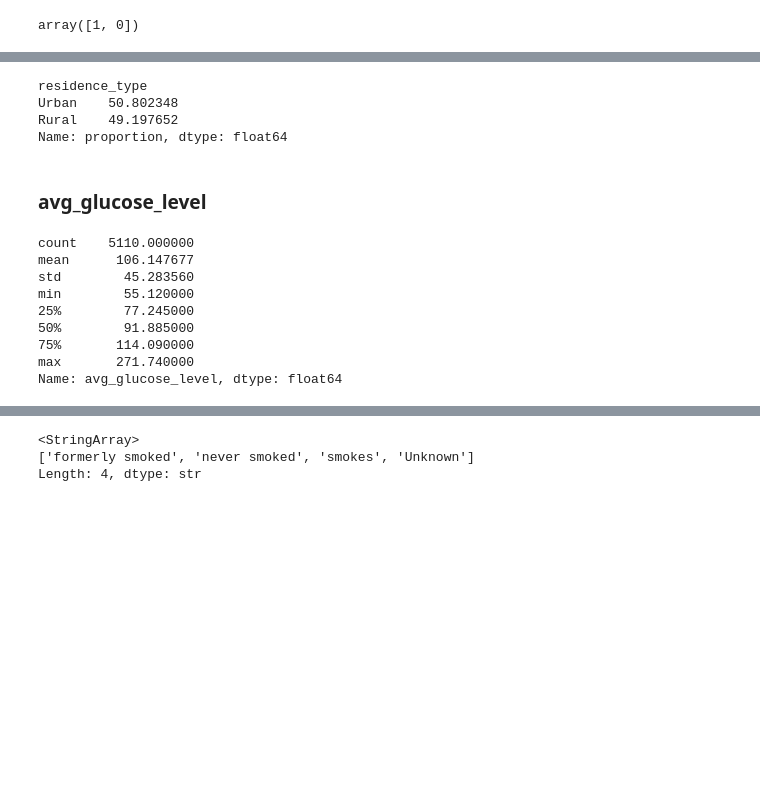
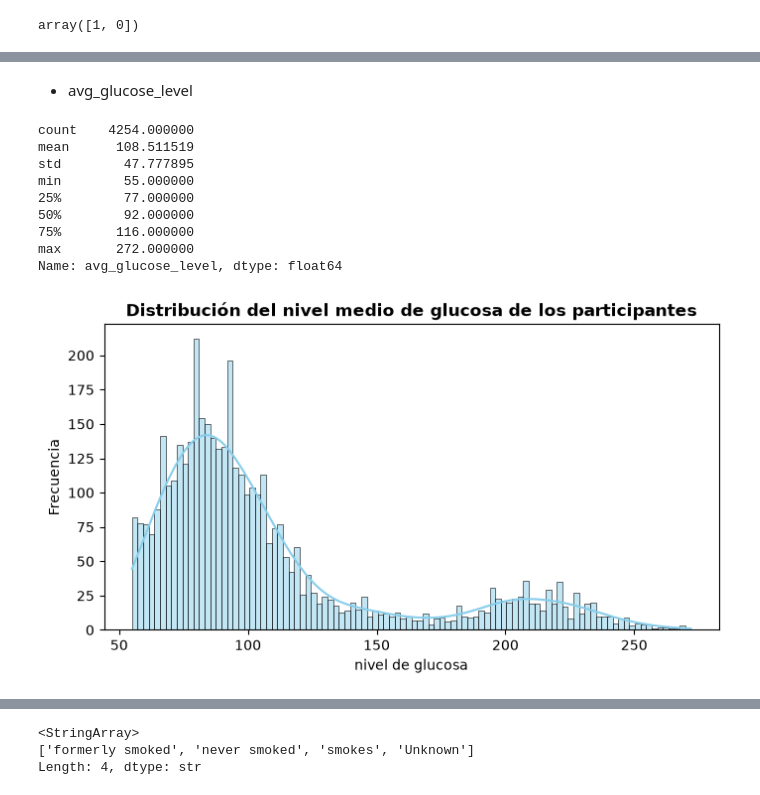
Before and after one commit to raquelmartinrodriguez/prediccion_ocurrencia_infarto_cerebral, a Jupyter notebook: prediccion_infarto_cerebral.ipynb, the cells around one changed output, grey strips where cells are left out. Drawn from its saved outputs; the diff is of its cells as text; code cells hidden in the pictures; blank space fills up the shorter version.

```diff
--- a/prediccion_infarto_cerebral.ipynb
+++ b/prediccion_infarto_cerebral.ipynb
@@ -295,22 +262,26 @@ df = df.rename(columns={"Residence_type": "residence_type"})
-# %%
-# frecuencias relativas
-df["residence_type"].value_counts(normalize = True) * 100
-# %% [output]
-residence_type
-Urban    50.802348
-Rural    49.197652
-Name: proportion, dtype: float64
 # %% [markdown]
-### avg_glucose_level
+* avg_glucose_level
+# %%
+df_adultos["avg_glucose_level"] = df_adultos["avg_glucose_level"].round()
 # %%
-df["avg_glucose_level"].describe()
+df_adultos["avg_glucose_level"].describe()
 # %% [output]
-count    5110.000000
-mean      106.147677
-std        45.283560
-min        55.120000
-25%        77.245000
-50%        91.885000
-75%       114.090000
-max       271.740000
+count    4254.000000
+mean      108.511519
+std        47.777895
+min        55.000000
+25%        77.000000
+50%        92.000000
+75%       116.000000
+max       272.000000
 Name: avg_glucose_level, dtype: float64
+# %%
+#gráfico para entender la distribución de los valores medios de glucosa de los adultos en la muestra
+plt.figure(figsize=(8, 4))
+sns.histplot(df_adultos["avg_glucose_level"], bins=100, kde=True, color="skyblue")
+plt.title("Distribución del nivel medio de glucosa de los participantes", fontsize=12, fontweight="bold")
+plt.xlabel("nivel de glucosa", fontsize=10)
+plt.ylabel("Frecuencia", fontsize=10)
+plt.show()
+# %% [output]
+[figure, added]
```
Also changed, not shown: parts of 73 cells of this notebook, 1 other file.
